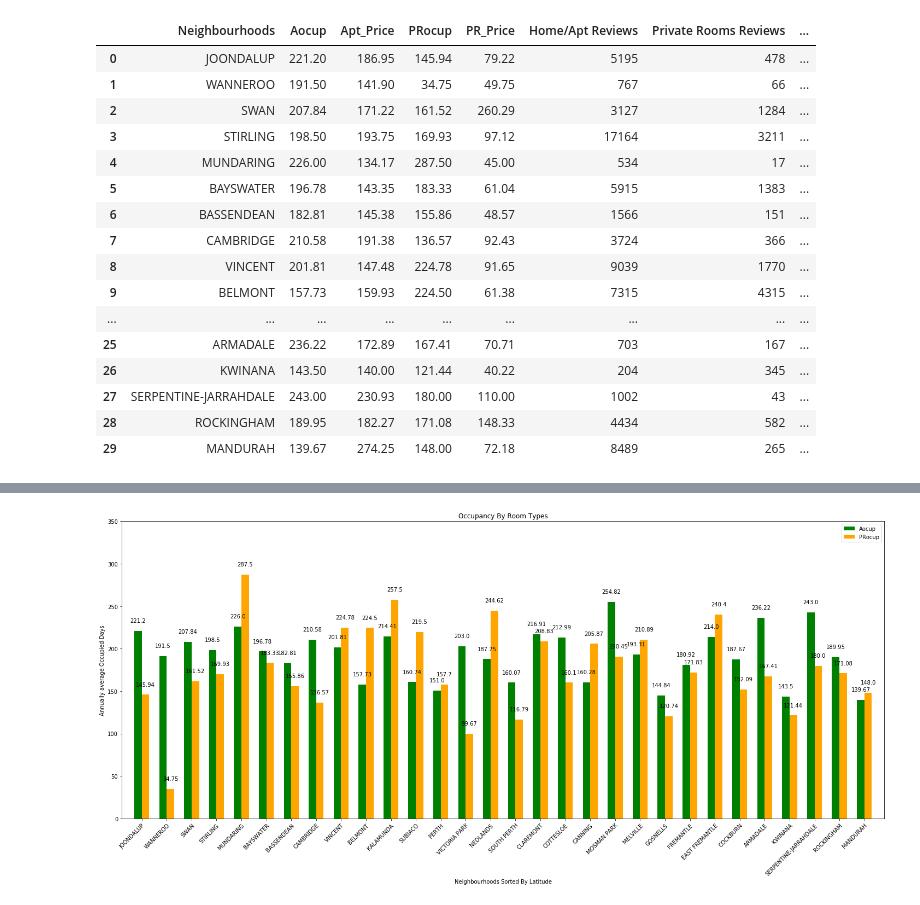
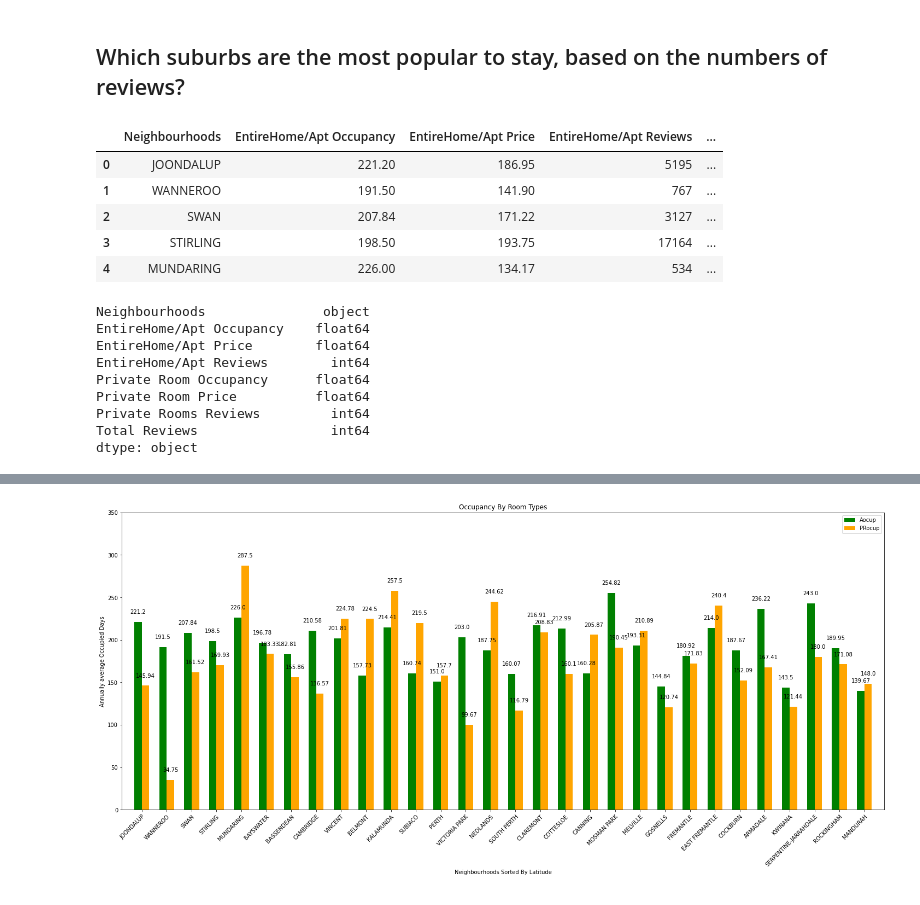
Before and after one commit to LynHJ/GmapsVisualization-Airbnb, a Jupyter notebook: ProjectAirbnb.ipynb, the cells around one changed output, grey strips where cells are left out. Cells and saved outputs as stored; diff of their text form; code cells hidden in the pictures.

```diff
--- a/ProjectAirbnb.ipynb
+++ b/ProjectAirbnb.ipynb
@@ -55,54 +55,58 @@ cleaned_data
+# %% [markdown]
+## Which suburbs are the most popular to stay, based on the numbers of reviews?
 # %%
 #List Neighbourhoods
 
-neighbourhoods=cleaned_data[cleaned_data['room_type']=='Entire home/apt']['neighbourhood'].unique()
+neighbourhoods=cleaned_df[cleaned_df['room_type']=='Entire home/apt']['neighbourhood'].unique()
 
 #Creat A New Dataframe To Analyse Our Questions.
 
-listAP=[]
-listAocup=[]
-listPRocup=[]
-listPRp=[]
-listreviewshome=[]
-listreviewspr=[]
+entireHome_Apt_Price=[]
+entireHome_Apt_Occup=[]
+entireHome_Apt_reviews=[]
+
+privateRoom_Price=[]
+privateRoom_occup=[]
+privateRoom_reviews=[]
 
 for neighbourhood in neighbourhoods:
-    listAP.append(round(cleaned_data.loc[(cleaned_data['room_type']=='Entire home/apt')&(cleaned_data['neighbourhood']==neighbourhood)]['price'].mean(),2))
-    listAocup.append(round(cleaned_data.loc[(cleaned_data['room_type']=='Entire home/apt')&(cleaned_data['neighbourhood']==neighbourhood)]['Occupancy'].mean(),2))
-    listPRocup.append(round(cleaned_data.loc[(cleaned_data['room_type']=='Private room')&(cleaned_data['neighbourhood']==neighbourhood)]['Occupancy'].mean(),2))
-    listPRp.append(round(cleaned_data.loc[(cleaned_data['room_type']=='Private room')&(cleaned_data['neighbourhood']==neighbourhood)]['price'].mean(),2))
-    listreviewshome.append(round(cleaned_data.loc[(cleaned_data['room_type']=='Entire home/apt')&(cleaned_data['neighbourhood']==neighbourhood)]['number_of_reviews'].sum(),2))
-    listreviewspr.append(round(cleaned_data.loc[(cleaned_data['room_type']=='Private room')&(cleaned_data['neighbourhood']==neighbourhood)]['number_of_reviews'].sum(),2))
+    entireHome_Apt_Price.append(round(cleaned_df.loc[(cleaned_df['room_type']=='Entire home/apt')&(cleaned_df['neighbourhood']==neighbourhood)]['price'].mean(),2))
+    entireHome_Apt_Occup.append(round(cleaned_df.loc[(cleaned_df['room_type']=='Entire home/apt')&(cleaned_df['neighbourhood']==neighbourhood)]['Occupancy'].mean(),2))
+    entireHome_Apt_reviews.append(round(cleaned_df.loc[(cleaned_df['room_type']=='Entire home/apt')&(cleaned_df['neighbourhood']==neighbourhood)]['number_of_reviews'].sum(),2))
+    privateRoom_occup.append(round(cleaned_df.loc[(cleaned_df['room_type']=='Private room')&(cleaned_df['neighbourhood']==neighbourhood)]['Occupancy'].mean(),2))
+    privateRoom_Price.append(round(cleaned_df.loc[(cleaned_df['room_type']=='Private room')&(cleaned_df['neighbourhood']==neighbourhood)]['price'].mean(),2))
+    privateRoom_reviews.append(round(cleaned_df.loc[(cleaned_df['room_type']=='Private room')&(cleaned_df['neighbourhood']==neighbourhood)]['number_of_reviews'].sum(),2))
 
 final_df=pd.DataFrame({'Neighbourhoods':neighbourhoods,
-                       'Aocup':listAocup,
-                       'Apt_Price':listAP,
-                       'PRocup':listPRocup,
-                       'PR_Price':listPRp,
-                       'Home/Apt Reviews':listreviewshome,
-                       'Private Rooms Reviews':listreviewspr})
+                       'EntireHome/Apt Occupancy':entireHome_Apt_Occup,
+                       'EntireHome/Apt Price':entireHome_Apt_Price,
+                       'EntireHome/Apt Reviews':entireHome_Apt_reviews,
+                       'Private Room Occupancy':privateRoom_occup,
+                       'Private Room Price':privateRoom_Price,
+                       'Private Rooms Reviews':privateRoom_reviews})
 
-final_df["Total Reviews"] = final_df["Home/Apt Reviews"] + final_df["Private Rooms Reviews"]
+final_df["Total Reviews"] = final_df["EntireHome/Apt Reviews"] + final_df["Private Rooms Reviews"]
 
-final_df
+final_df.head()
 # %% [output]
-|  | Neighbourhoods | Aocup | Apt_Price | PRocup | PR_Price | Home/Apt Reviews | Private Rooms Reviews | ... |
-| 0 | JOONDALUP | 221.20 | 186.95 | 145.94 | 79.22 | 5195 | 478 | ... |
-| 1 | WANNEROO | 191.50 | 141.90 | 34.75 | 49.75 | 767 | 66 | ... |
-| 2 | SWAN | 207.84 | 171.22 | 161.52 | 260.29 | 3127 | 1284 | ... |
-| 3 | STIRLING | 198.50 | 193.75 | 169.93 | 97.12 | 17164 | 3211 | ... |
-| 4 | MUNDARING | 226.00 | 134.17 | 287.50 | 45.00 | 534 | 17 | ... |
-| 5 | BAYSWATER | 196.78 | 143.35 | 183.33 | 61.04 | 5915 | 1383 | ... |
-| 6 | BASSENDEAN | 182.81 | 145.38 | 155.86 | 48.57 | 1566 | 151 | ... |
-| 7 | CAMBRIDGE | 210.58 | 191.38 | 136.57 | 92.43 | 3724 | 366 | ... |
-| 8 | VINCENT | 201.81 | 147.48 | 224.78 | 91.65 | 9039 | 1770 | ... |
-| 9 | BELMONT | 157.73 | 159.93 | 224.50 | 61.38 | 7315 | 4315 | ... |
-| ... | ... | ... | ... | ... | ... | ... | ... | ... |
-| 25 | ARMADALE | 236.22 | 172.89 | 167.41 | 70.71 | 703 | 167 | ... |
-| 26 | KWINANA | 143.50 | 140.00 | 121.44 | 40.22 | 204 | 345 | ... |
-| 27 | SERPENTINE-JARRAHDALE | 243.00 | 230.93 | 180.00 | 110.00 | 1002 | 43 | ... |
-| 28 | ROCKINGHAM | 189.95 | 182.27 | 171.08 | 148.33 | 4434 | 582 | ... |
-| 29 | MANDURAH | 139.67 | 274.25 | 148.00 | 72.18 | 8489 | 265 | ... |
+|  | Neighbourhoods | EntireHome/Apt Occupancy | EntireHome/Apt Price | EntireHome/Apt Reviews | ... |
+| 0 | JOONDALUP | 221.20 | 186.95 | 5195 | ... |
+| 1 | WANNEROO | 191.50 | 141.90 | 767 | ... |
+| 2 | SWAN | 207.84 | 171.22 | 3127 | ... |
+| 3 | STIRLING | 198.50 | 193.75 | 17164 | ... |
+| 4 | MUNDARING | 226.00 | 134.17 | 534 | ... |
+# %%
+final_df.dtypes
+# %% [output]
+Neighbourhoods               object
+EntireHome/Apt Occupancy    float64
+EntireHome/Apt Price        float64
+EntireHome/Apt Reviews        int64
+Private Room Occupancy      float64
+Private Room Price          float64
+Private Rooms Reviews         int64
+Total Reviews                 int64
+dtype: object
 # %%
 #Analyse The Relationship Between Neighbourhoods And Total Reviews
 
```
Also changed, not shown: parts of 21 cells of this notebook, 8 other files.
